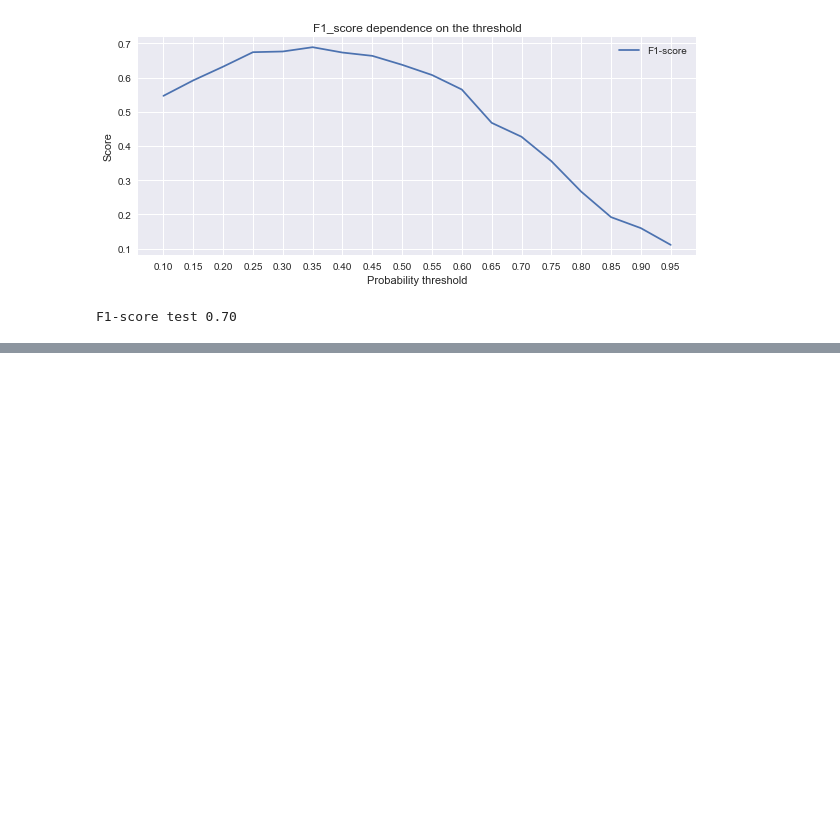
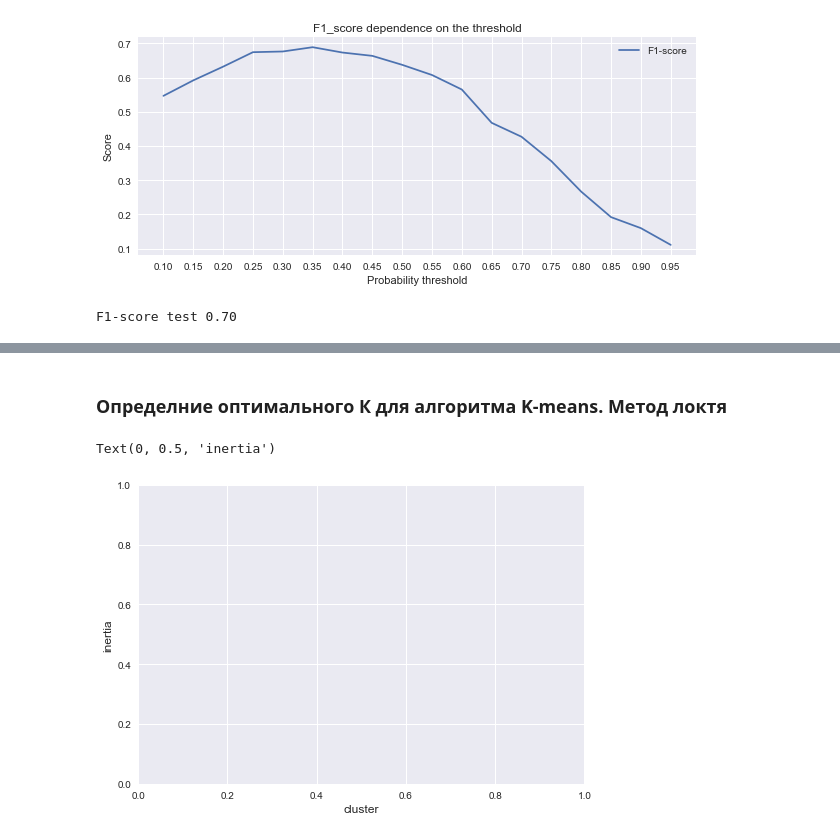
Before and after one commit to Nadarsa/sf_data_science, a Jupyter notebook: ML/ml_practice.ipynb, the cells around one changed output, grey strips where cells are left out. Cells and saved outputs as stored; diff of their text form; code cells hidden in the pictures; blank space fills up the shorter version.

Commit message:
add clusterization

```diff
--- a/ML/ml_practice.ipynb
+++ b/ML/ml_practice.ipynb
@@ -1334,0 +1337,34 @@ F1-score test 0.70
+# %% [markdown]
+### Определние оптимального К для алгоритма K-means. Метод локтя
+# %%
+
+import matplotlib.pyplot as plt
+import pandas as pd
+from sklearn.cluster import KMeans
+
+# функция, которая принимает количество кластеров для k-means и матрицу с признаками объектов и возвращает инерцию
+def get_inertia(cluster_num, X):
+# инициализируем алгоритм кластеризации
+    k_means =  KMeans(n_clusters=cluster_num, random_state=42)
+# запускаем алгоритм k-means
+    k_means.fit(X)
+# находим значение инерции
+    inertia = k_means.inertia_
+# возвращаем значение инерции
+    return inertia
+
+# создаём пустой список для значений инерции
+inertia = []
+# итерируемся по разным размерам кластеров (от 1 до 9) и сохраняем значение инерции для каждого кластера
+for cluster_num in range(1, 10):
+# сохраняем значения
+    inertia.append(get_inertia(cluster_num, X))
+
+# визуализируем, как менялась инерция в зависимости от количества кластеров
+# задаём названия осям x и y
+plt.xlabel("cluster", fontsize=12)
+plt.ylabel("inertia", fontsize=12)
+# рисуем изменение инерции
+# %% [output]
+Text(0, 0.5, 'inertia')
+[figure, added]
```
Also changed, not shown: parts of 12 cells of this notebook, 3 other files.
